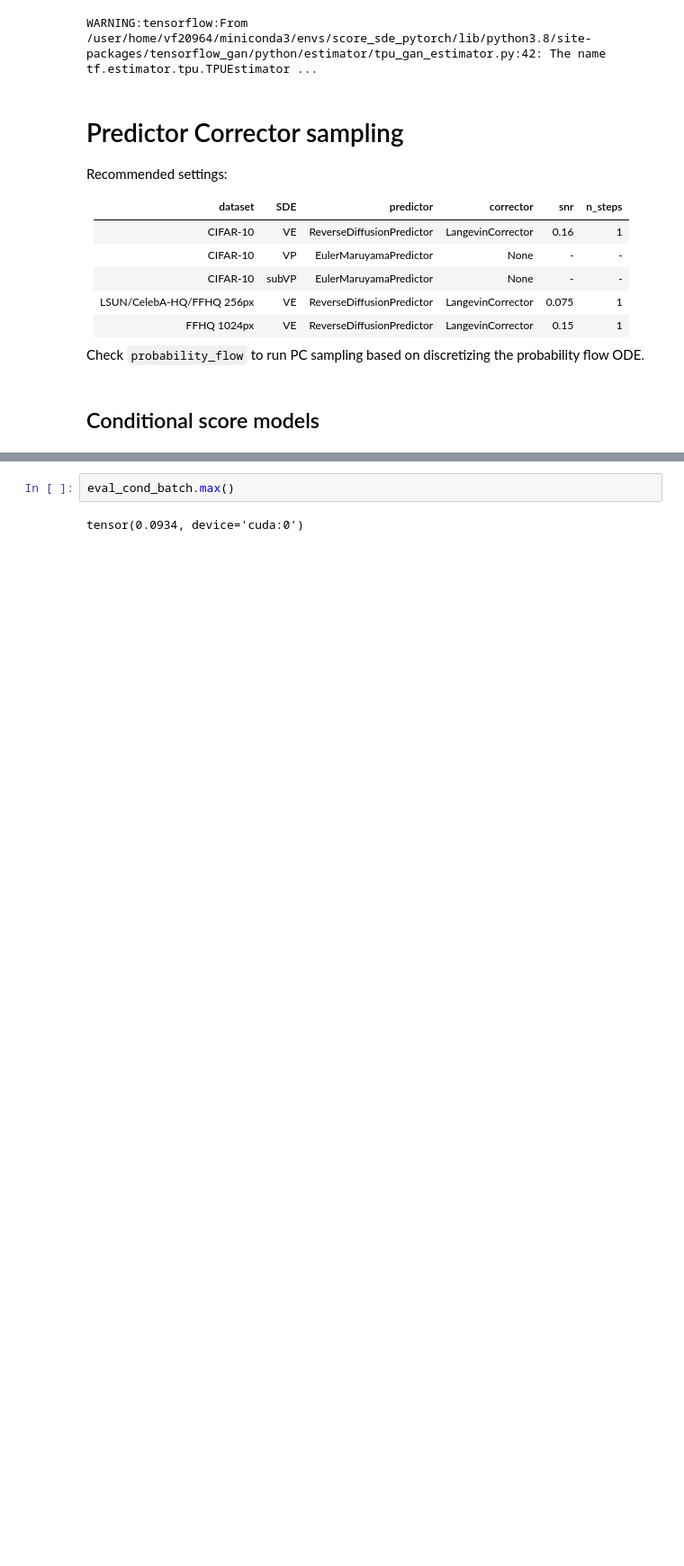
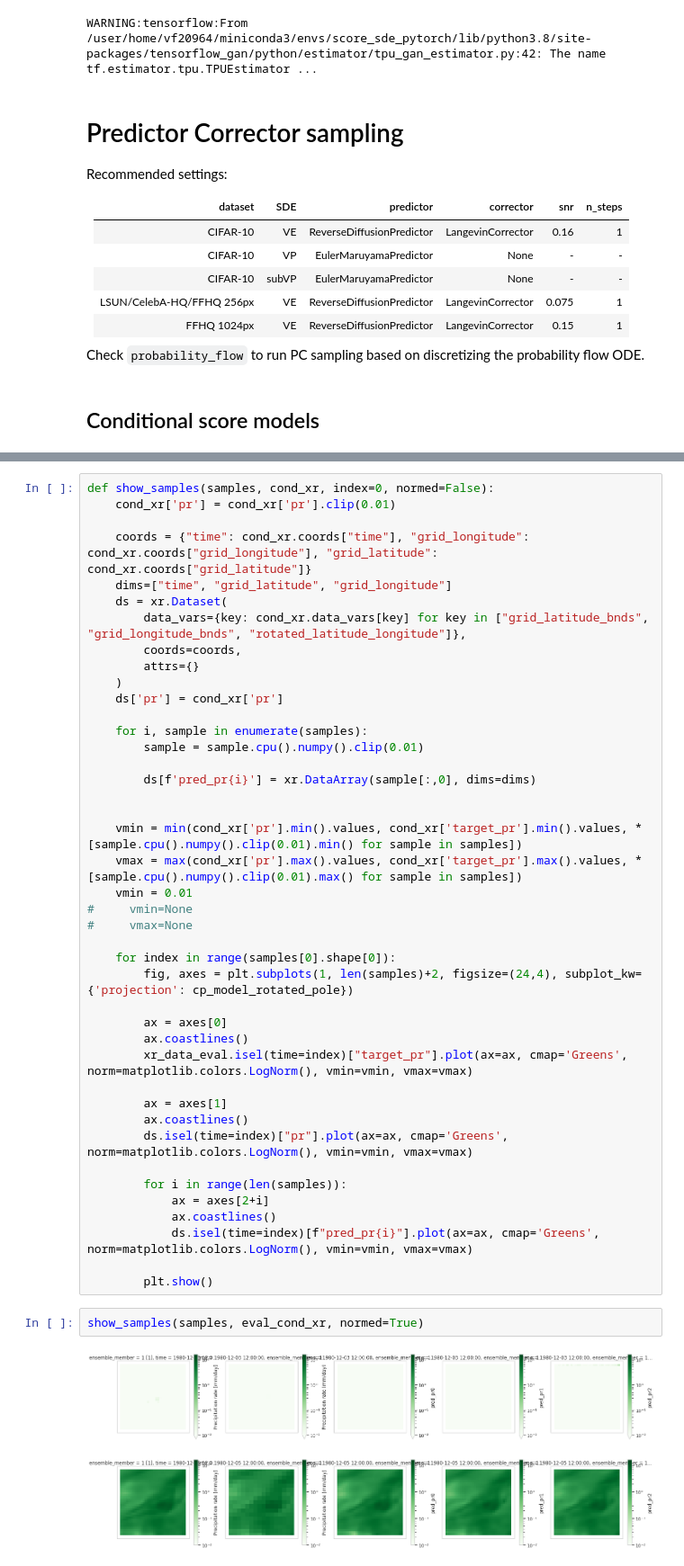
Before and after one commit to yang-song/score_sde_pytorch, a Jupyter notebook: Conditioned_Score_SDE_PyTorch precip in painting.ipynb, the cells around one changed output, grey strips where cells are left out. Shown at 90% size. Saved outputs shown, nothing was run; the diff lists cells and outputs as text; blank space fills up the shorter version.

```diff
--- a/Conditioned_Score_SDE_PyTorch precip in painting.ipynb
+++ b/Conditioned_Score_SDE_PyTorch precip in painting.ipynb
@@ -201,4 +154,47 @@ show_samples(sample[0:6], eval_cond_batch[0:6], normed=True)
-# %%
-eval_cond_batch.max()
-# %% [output]
-tensor(0.0934, device='cuda:0')
+# %%
+def show_samples(samples, cond_xr, index=0, normed=False):
+    cond_xr['pr'] = cond_xr['pr'].clip(0.01)
+
+    coords = {"time": cond_xr.coords["time"], "grid_longitude": cond_xr.coords["grid_longitude"], "grid_latitude": cond_xr.coords["grid_latitude"]}
+    dims=["time", "grid_latitude", "grid_longitude"]
+    ds = xr.Dataset(
+        data_vars={key: cond_xr.data_vars[key] for key in ["grid_latitude_bnds", "grid_longitude_bnds", "rotated_latitude_longitude"]},
+        coords=coords,
+        attrs={}
+    )
+    ds['pr'] = cond_xr['pr']
+
+    for i, sample in enumerate(samples):
+        sample = sample.cpu().numpy().clip(0.01)
+
+        ds[f'pred_pr{i}'] = xr.DataArray(sample[:,0], dims=dims)
+
+
+    vmin = min(cond_xr['pr'].min().values, cond_xr['target_pr'].min().values, *[sample.cpu().numpy().clip(0.01).min() for sample in samples])
+    vmax = max(cond_xr['pr'].max().values, cond_xr['target_pr'].max().values, *[sample.cpu().numpy().clip(0.01).max() for sample in samples])
+    vmin = 0.01
+#     vmin=None
+#     vmax=None
+
+    for index in range(samples[0].shape[0]):
+        fig, axes = plt.subplots(1, len(samples)+2, figsize=(24,4), subplot_kw={'projection': cp_model_rotated_pole})
+
+        ax = axes[0]
+        ax.coastlines()
+        xr_data_eval.isel(time=index)["target_pr"].plot(ax=ax, cmap='Greens', norm=matplotlib.colors.LogNorm(), vmin=vmin, vmax=vmax)
+
+        ax = axes[1]
+        ax.coastlines()
+        ds.isel(time=index)["pr"].plot(ax=ax, cmap='Greens', norm=matplotlib.colors.LogNorm(), vmin=vmin, vmax=vmax)
+
+        for i in range(len(samples)):
+            ax = axes[2+i]
+            ax.coastlines()
+            ds.isel(time=index)[f"pred_pr{i}"].plot(ax=ax, cmap='Greens', norm=matplotlib.colors.LogNorm(), vmin=vmin, vmax=vmax)
+
+        plt.show()
+# %%
+show_samples(samples, eval_cond_xr, normed=True)
+# %% [output]
+[figure, added]
+[figure, added]
```
Also changed, not shown: parts of 10 cells of this notebook.
